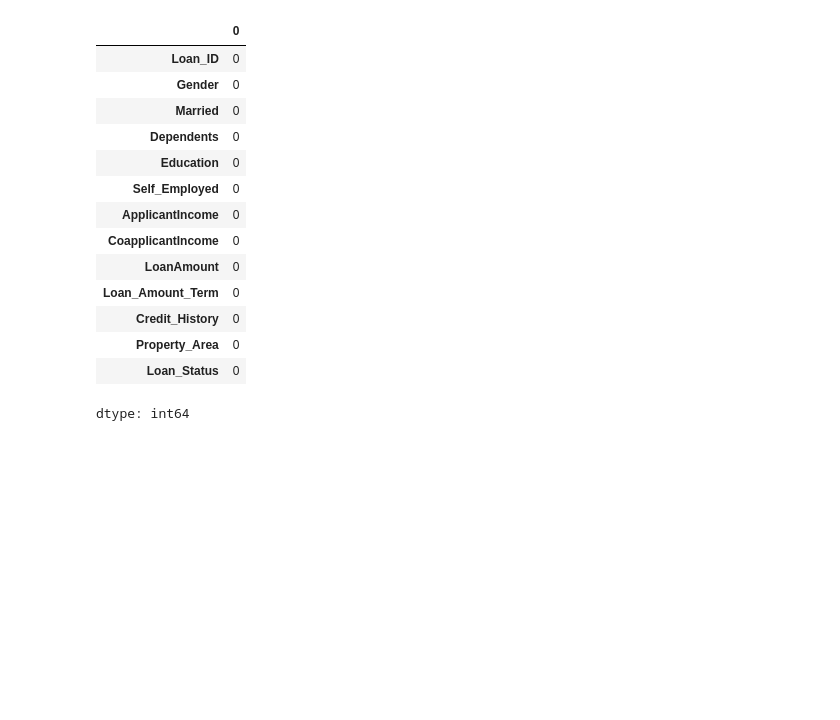
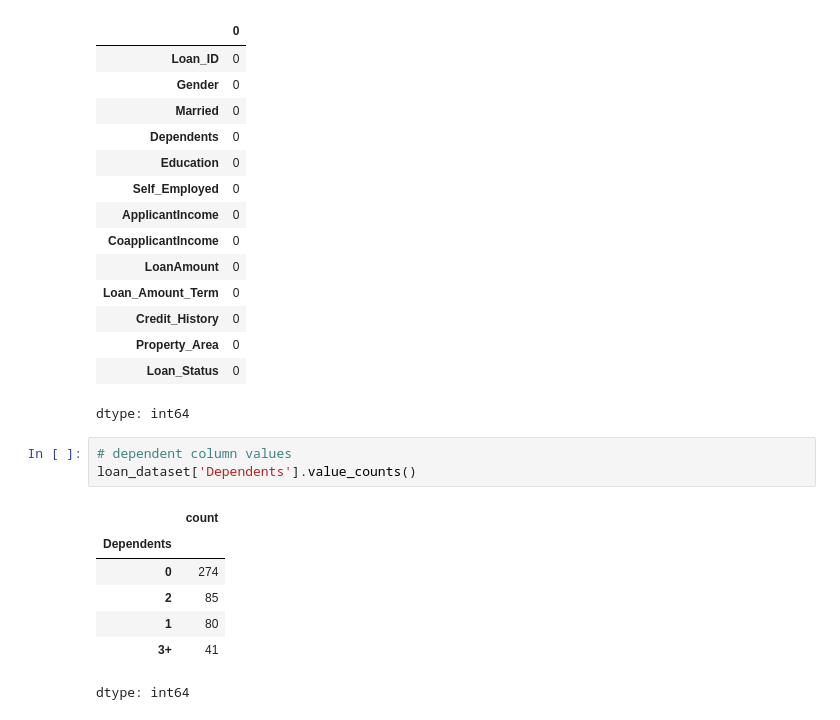
Before and after one commit to officialaryansingh/machine_learning, a Jupyter notebook: ML projects/Project_6_Loan_Status_Prediction.ipynb, the cells around one changed output. Drawn from its saved outputs; the diff is of its cells as text; blank space fills up the shorter version.

```diff
--- a/ML projects/Project_6_Loan_Status_Prediction.ipynb
+++ b/ML projects/Project_6_Loan_Status_Prediction.ipynb
@@ -115,3 +115,14 @@ loan_dataset.isnull().sum()
 | Property_Area | 0 |
 | Loan_Status | 0 |
 dtype: int64
+# %%
+# dependent column values
+loan_dataset['Dependents'].value_counts()
+# %% [output]
+|  | count |
+| Dependents |  |
+| 0 | 274 |
+| 2 | 85 |
+| 1 | 80 |
+| 3+ | 41 |
+dtype: int64
```
